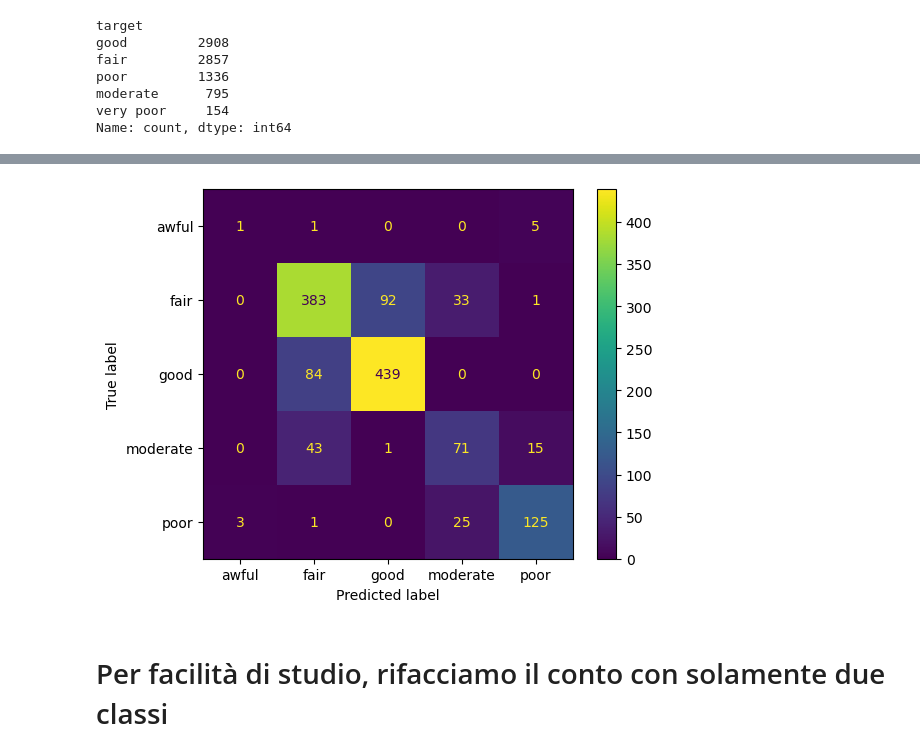
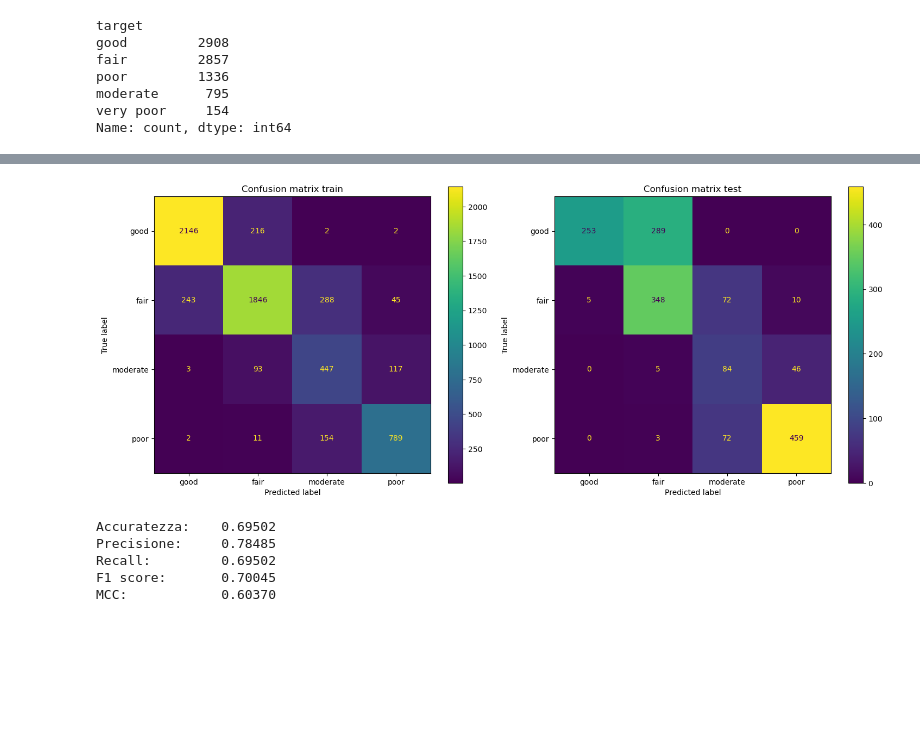
Before and after one commit to CarloDegasperi/DataScience, a Jupyter notebook: notebooks/classification/04_logistic_regression.ipynb, the cells around one changed output, grey strips where cells are left out. Cells and saved outputs as stored; diff of their text form; code cells hidden in the pictures; blank space fills up the shorter version.

```diff
--- a/notebooks/classification/04_logistic_regression.ipynb
+++ b/notebooks/classification/04_logistic_regression.ipynb
@@ -460,8 +483,8 @@ Proviamo a riallenare il modello, ma unendo la classe 'very poor' a 'poor'. In q
 # %%
-mod_five_class_df = five_class_df.copy()
+mod_multiclass_df = multiclass_df.copy()
 
 # sostituiamo i 'very poor' nella colonna
-mod_five_class_df['target'] = mod_five_class_df['target'].replace('very poor', 'poor')
+mod_multiclass_df['target'] = mod_multiclass_df['target'].replace('very poor', 'poor')
 
-# ritrasformiamo il nostro dataframe
+mod_multiclass_df['target'].value_counts()
 # %% [output]
@@ -469,0 +501,5 @@ mod_five_class_df['target'] = mod_five_class_df['target'].replace('very poor', '
+# %%
+# creiamo train, valid e test
+mmc_X_train, mmc_X_valid, mmc_X_test, mmc_y_train, mmc_y_valid, mmc_y_test = fs.get_train_valid_test(mod_multiclass_df, 0.8, 0.0, feature_cols)
+
+model_multiclass.fit(mmc_X_train, mmc_y_train)
@@ -470,17 +524,27 @@ mod_five_class_df['target'] = mod_five_class_df['target'].replace('very poor', '
 # %%
-y_pred = logreg.predict(scaled_test)
-conf_mat  = confusion_matrix(test['target'], y_pred)
-ConfusionMatrixDisplay(conf_mat, display_labels=logreg.classes_)
+fig, axes = plt.subplots(1, 2, figsize=(15,6))
+
+class_order = ['good', 'fair', 'moderate', 'poor']
+
+ax0 = axes[0]
+y_pred_tr = model_multiclass.predict(mmc_X_train)
+metrics.ConfusionMatrixDisplay.from_predictions(mmc_y_train,y_pred_tr,display_labels=class_order, labels=class_order, ax=ax0)
+ax0.set_title('Confusion matrix train')
+
+ax1 = axes[1]
+y_pred_te = model_multiclass.predict(mmc_X_test)
+metrics.ConfusionMatrixDisplay.from_predictions(mmc_y_test,y_pred_te,display_labels=class_order, labels=class_order, ax=ax1)
+ax1.set_title('Confusion matrix test')
+
+plt.tight_layout()
+
 plt.show()
+
+fs.get_performance_param(model_multiclass, mmc_X_test, mmc_y_test, binary=False)
+# %% [output]
+[figure, added]
+Accuratezza:    0.69502
+Precisione:     0.78485
+Recall:         0.69502
+F1 score:       0.70045
+MCC:            0.60370
-# %%
-ConfusionMatrixDisplay.from_predictions(
-    test['target'],
-    y_pred,
-    display_labels=logreg.classes_
-)
-
-plt.show()
-# %% [output]
-[figure, removed]
-# %% [markdown]
-# Per facilità di studio, rifacciamo il conto con solamente due classi
```
Also changed, not shown: parts of 29 cells of this notebook, 4 other files.
